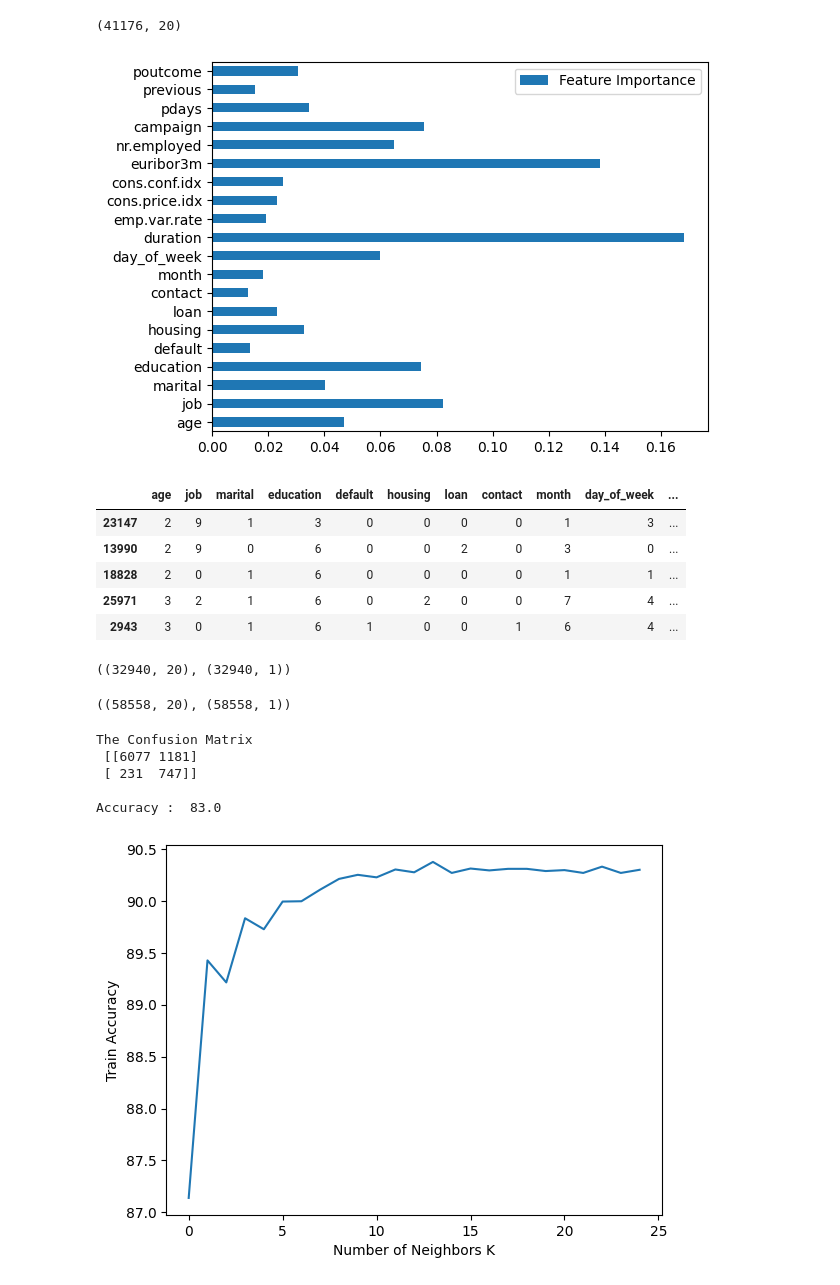
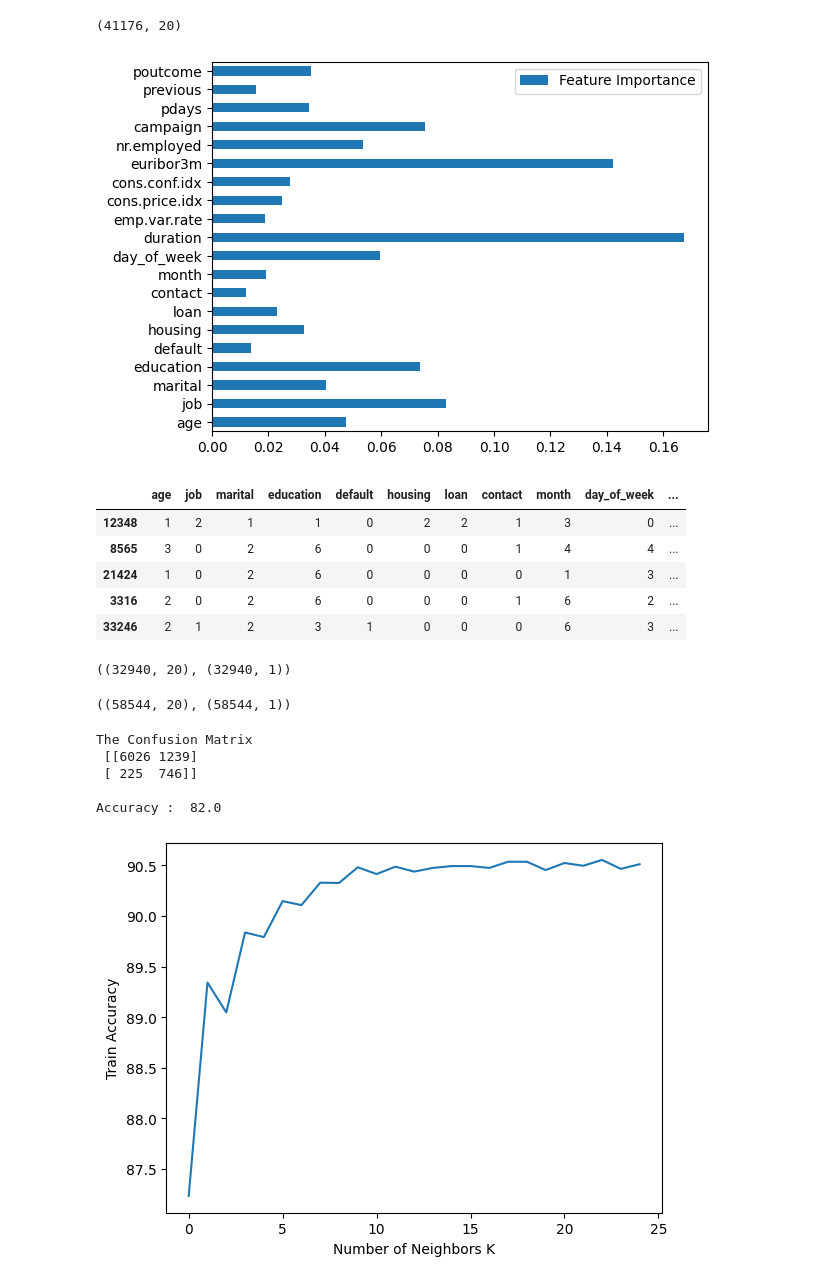
Before and after one commit to rkm7387/PORTUGES-BANK, a Jupyter notebook: portuges_bank.ipynb, the cells around one changed output. Saved outputs shown, nothing was run; the diff lists cells and outputs as text; code cells hidden in the pictures.

Commit message:
Day 6: Model Training Completed

```diff
--- a/portuges_bank.ipynb
+++ b/portuges_bank.ipynb
@@ -64,7 +64,7 @@ import warnings
 warnings.filterwarnings('ignore')
 # %%
 # Creating bank dataframe
-bank = pd.read_csv('bank-additional-full.csv', sep=';')
+bank = pd.read_csv('/content/bank-additional-full.csv', sep=';')
 bank.head()
 # %% [output]
 |  | age | job | marital | education | default | housing | loan | contact | month | day_of_week | ... |
@@ -832,5 +843,7 @@ Name: count, dtype: int64
 # %% [markdown]
 MODEL
+# %%
+scoring = 'accuracy'
 # %%
 bank_final= pd.concat([bank_client, bank_related, bank_se, bank_other], axis = 1)
 bank_final = bank_final[['age', 'job', 'marital', 'education', 'default', 'housing', 'loan',
@@ -845,6 +858,6 @@ from sklearn.ensemble import RandomForestClassifier
 pd.DataFrame(data = RandomForestClassifier().fit(bank_final,y).feature_importances_,index=bank_final.columns
              ,columns=['Feature Importance']).plot.barh();
 # %% [output]
-[figure, old version]
+[figure, new version]
 # %%
 from sklearn.model_selection import train_test_split
@@ -858,11 +872,11 @@ k_fold = KFold(n_splits=10, shuffle=True, random_state=0)
 X_train.head()
 # %% [output]
 |  | age | job | marital | education | default | housing | loan | contact | month | day_of_week | ... |
-| 23147 | 2 | 9 | 1 | 3 | 0 | 0 | 0 | 0 | 1 | 3 | ... |
-| 13990 | 2 | 9 | 0 | 6 | 0 | 0 | 2 | 0 | 3 | 0 | ... |
-| 18828 | 2 | 0 | 1 | 6 | 0 | 0 | 0 | 0 | 1 | 1 | ... |
-| 25971 | 3 | 2 | 1 | 6 | 0 | 2 | 0 | 0 | 7 | 4 | ... |
-| 2943 | 3 | 0 | 1 | 6 | 1 | 0 | 0 | 1 | 6 | 4 | ... |
+| 12348 | 1 | 2 | 1 | 1 | 0 | 2 | 2 | 1 | 3 | 0 | ... |
+| 8565 | 3 | 0 | 2 | 6 | 0 | 0 | 0 | 1 | 4 | 4 | ... |
+| 21424 | 1 | 0 | 2 | 6 | 0 | 0 | 0 | 0 | 1 | 3 | ... |
+| 3316 | 2 | 0 | 2 | 6 | 0 | 0 | 0 | 1 | 6 | 2 | ... |
+| 33246 | 2 | 1 | 2 | 3 | 1 | 0 | 0 | 0 | 6 | 3 | ... |
 # %%
 from imblearn.over_sampling import SMOTE
 # %%
@@ -874,7 +888,7 @@ X_train,y_train = SMOTE().fit_resample(X_train,y_train)
 # %%
 X_train.shape, y_train.shape
 # %% [output]
-((58558, 20), (58558, 1))
+((58544, 20), (58544, 1))
 # %%
 from sklearn.preprocessing import MinMaxScaler
 sc_X = MinMaxScaler()
@@ -891,8 +905,8 @@ print('The Confusion Matrix \n',+confusion_matrix(y_test, logpred),end='\n\n')
 print('Accuracy : ',+round(accuracy_score(y_test, logpred),2)*100)
 # %% [output]
 The Confusion Matrix
- [[6077 1181]
- [ 231  747]]
+ [[6026 1239]
+ [ 225  746]]
 
-Accuracy :  83.0
+Accuracy :  82.0
 # %%
@@ -900,21 +914,21 @@ LOGCV = (cross_val_score(logmodel, X_train, y_train, cv=k_fold, n_jobs=1, scorin
 # %%
 from sklearn import model_selection
 from sklearn.neighbors import KNeighborsClassifier
 
-X_trainK, X_testK, y_trainK, y_testK = train_test_split(bank_final, y, test_size = 0.2, random_state = 00)
+X_trainK, X_testK, y_trainK, y_testK = train_test_split(bank_final, y, test_size = 0.2, random_state = 42)
 neighbors = np.arange(0,25)
 cv_scores = []
 for k in neighbors:
     k_value = k+1
     knn = KNeighborsClassifier(n_neighbors = k_value, weights='uniform', p=2, metric='euclidean')
-    kfold = model_selection.KFold(n_splits=10, random_state=123,shuffle=True)
-    scores = model_selection.cross_val_score(knn, X_trainK, y_trainK, cv=kfold, scoring='accuracy')
+    kfold = model_selection.KFold(n_splits=10, random_state=42,shuffle=True)
+    scores = model_selection.cross_val_score(knn, X_trainK, y_trainK, cv=kfold, scoring=scoring)
     cv_scores.append(scores.mean()*100)
 
 
 plt.plot(neighbors, cv_scores)
 plt.xlabel('Number of Neighbors K')
 plt.ylabel('Train Accuracy')
 plt.show()
 # %% [output]
-[figure, old version]
+[figure, new version]
```
Also changed, not shown: parts of 27 cells of this notebook.
